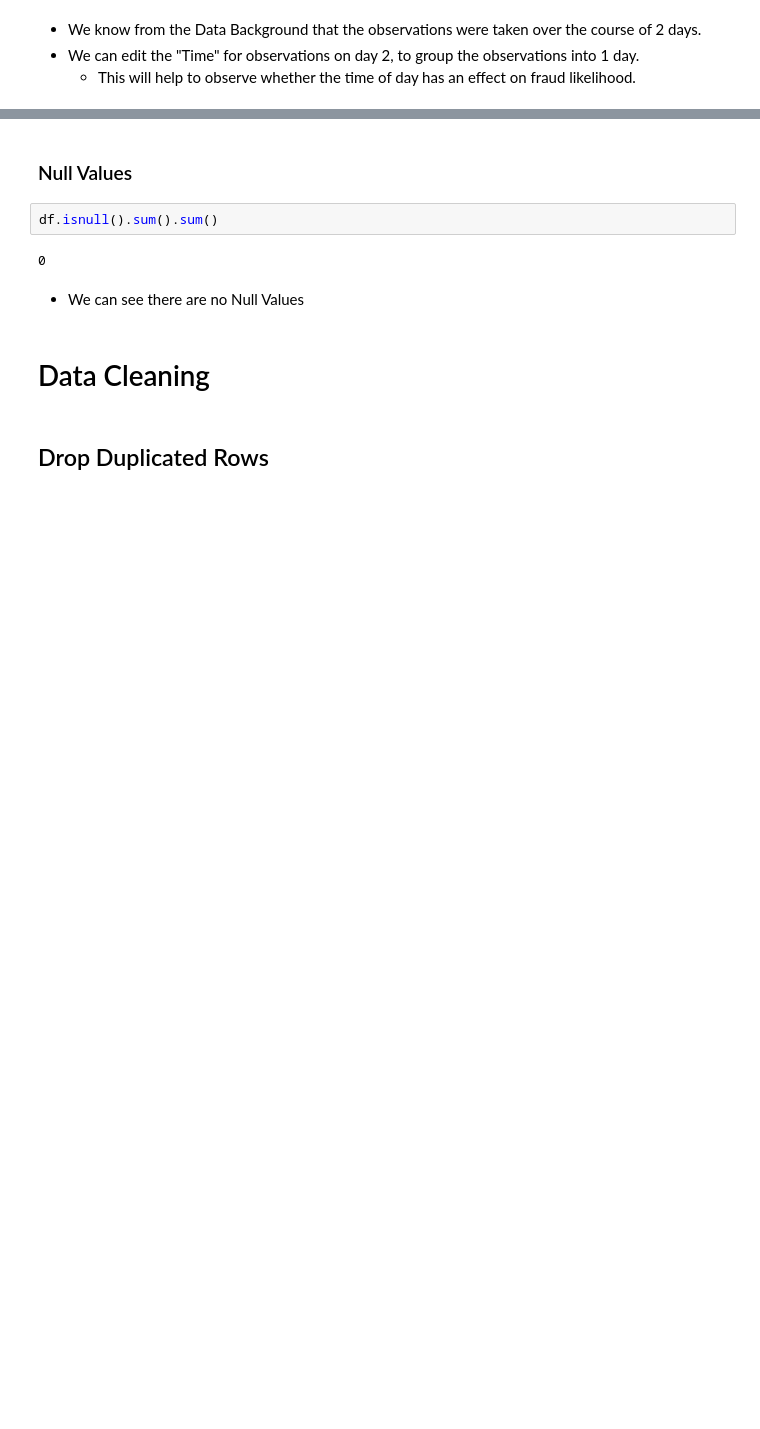
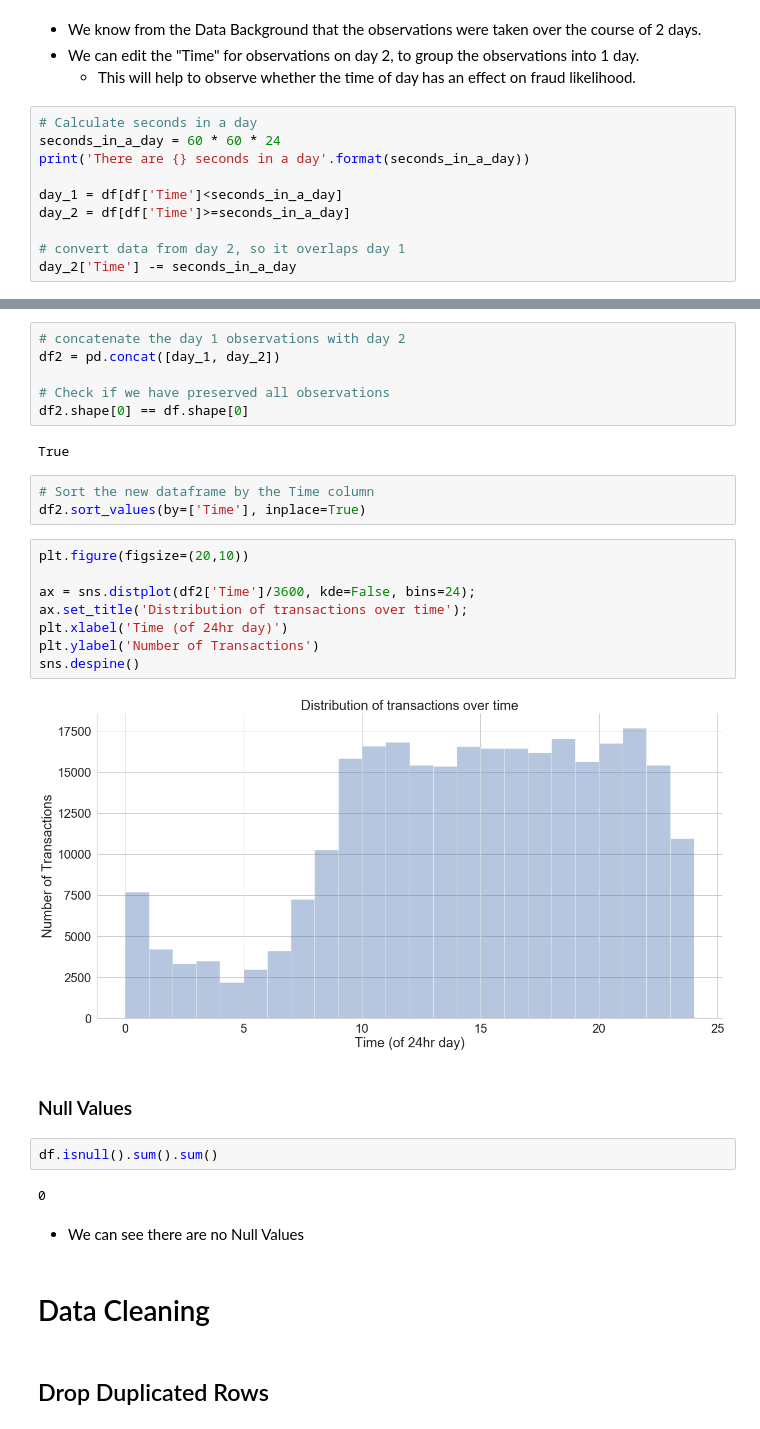
Before and after one commit to AdamBlomfield/credit_card_fraud, a Jupyter notebook: notebooks/data_cleaning.ipynb, the cells around one changed output, grey strips where cells are left out. Drawn from its saved outputs; the diff is of its cells as text; blank space fills up the shorter version.

```diff
--- a/notebooks/data_cleaning.ipynb
+++ b/notebooks/data_cleaning.ipynb
@@ -234,3 +237,13 @@ ax.set_title('Distribution of obsvervations over time');
 * We know from the Data Background that the observations were taken over the course of 2 days.
 * We can edit the "Time" for observations on day 2, to group the observations into 1 day.
     * This will help to observe whether the time of day has an effect on fraud likelihood.
+# %%
+# Calculate seconds in a day
+seconds_in_a_day = 60 * 60 * 24
+print('There are {} seconds in a day'.format(seconds_in_a_day))
+
+day_1 = df[df['Time']<seconds_in_a_day]
+day_2 = df[df['Time']>=seconds_in_a_day]
+
+# convert data from day 2, so it overlaps day 1
+day_2['Time'] -= seconds_in_a_day
@@ -237,3 +257,24 @@ ax.set_title('Distribution of obsvervations over time');
+# %%
+# concatenate the day 1 observations with day 2
+df2 = pd.concat([day_1, day_2])
+
+# Check if we have preserved all observations
+df2.shape[0] == df.shape[0]
+# %% [output]
+True
+# %%
+# Sort the new dataframe by the Time column
+df2.sort_values(by=['Time'], inplace=True)
+# %%
+plt.figure(figsize=(20,10))
+
+ax = sns.distplot(df2['Time']/3600, kde=False, bins=24);
+ax.set_title('Distribution of transactions over time');
+plt.xlabel('Time (of 24hr day)')
+plt.ylabel('Number of Transactions')
+sns.despine()
+# %% [output]
+[figure, added]
 # %% [markdown]
 ### Null Values
 # %%
```
Also changed, not shown: parts of 2 cells of this notebook.
